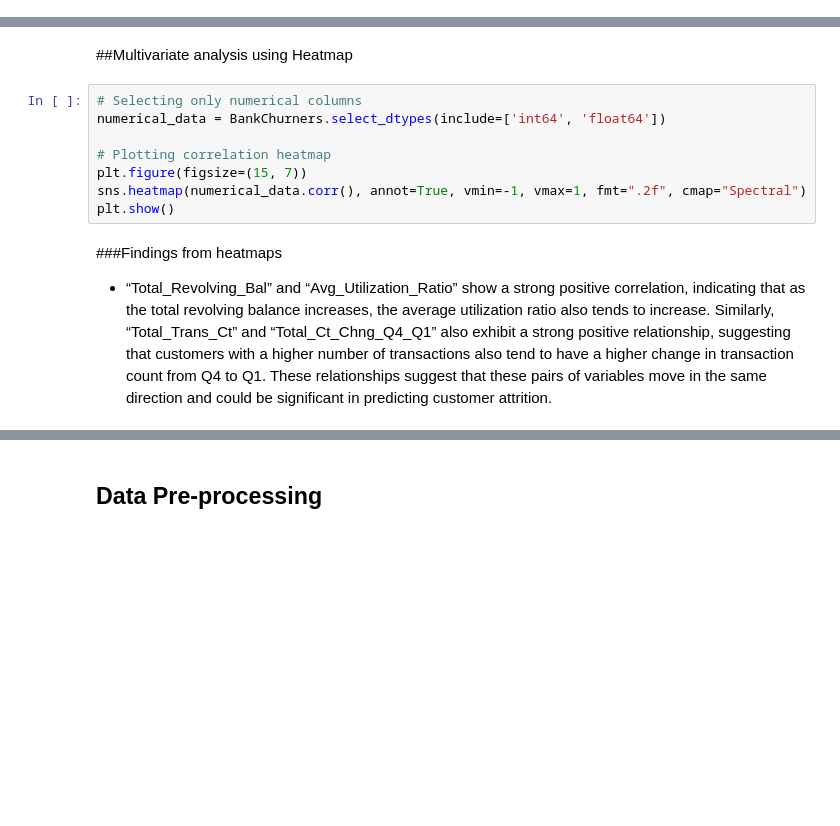
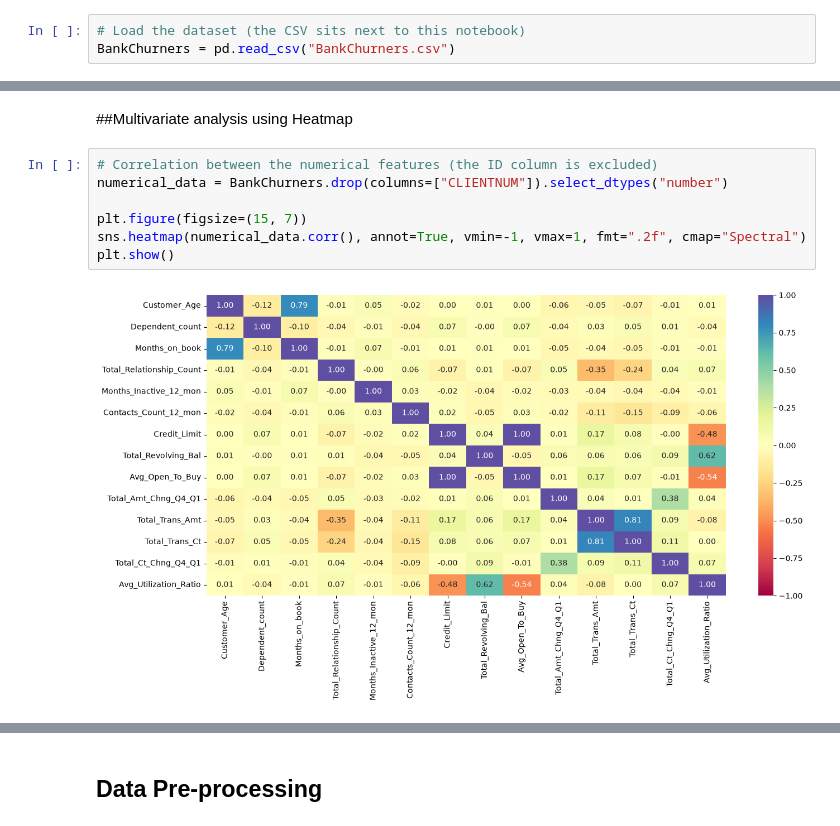
Before and after one commit to ahmadhassan-aiops/AIOPS-Portfolio-Projects, a Jupyter notebook: 2. Machine Learning Projects/Bank churners project/bank churners.ipynb, the cells around one changed output, grey strips where cells are left out. Saved outputs shown, nothing was run; the diff lists cells and outputs as text; blank space fills up the shorter version.

Commit message:
Bank churners: corrected target and evaluation, tuned XGBoost, saved model and app links

```diff
--- a/2. Machine Learning Projects/Bank churners project/bank churners.ipynb
+++ b/2. Machine Learning Projects/Bank churners project/bank churners.ipynb
@@ -139,3 +128,6 @@ FileNotFoundError: [Errno 2] No such file or directory: '/content/drive/MyDrive/
+# %%
+# Load the dataset (the CSV sits next to this notebook)
+BankChurners = pd.read_csv("BankChurners.csv")
 # %% [markdown]
 ## Data Overview
 # %% [markdown]
@@ -574,13 +791,11 @@ distribution_plot_wrt_target(BankChurners, "Avg_Open_To_Buy", "Attrition_Flag")
 # %% [markdown]
 ##Multivariate analysis using Heatmap
 # %%
-# Selecting only numerical columns
-numerical_data = BankChurners.select_dtypes(include=['int64', 'float64'])
+# Correlation between the numerical features (the ID column is excluded)
+numerical_data = BankChurners.drop(columns=["CLIENTNUM"]).select_dtypes("number")
 
-# Plotting correlation heatmap
 plt.figure(figsize=(15, 7))
 sns.heatmap(numerical_data.corr(), annot=True, vmin=-1, vmax=1, fmt=".2f", cmap="Spectral")
 plt.show()
+# %% [output]
+[figure, added]
-# %% [markdown]
-###Findings from heatmaps
-- “Total_Revolving_Bal” and “Avg_Utilization_Ratio” show a strong positive correlation, indicating that as the total revolving balance increases, the average utilization ratio also tends to increase. Similarly, “Total_Trans_Ct” and “Total_Ct_Chng_Q4_Q1” also exhibit a strong positive relationship, suggesting that customers with a higher number of transactions also tend to have a higher change in transaction count from Q4 to Q1. These relationships suggest that these pairs of variables move in the same direction and could be significant in predicting customer attrition.
```
Also changed, not shown: parts of 169 cells of this notebook, 3 other files.
